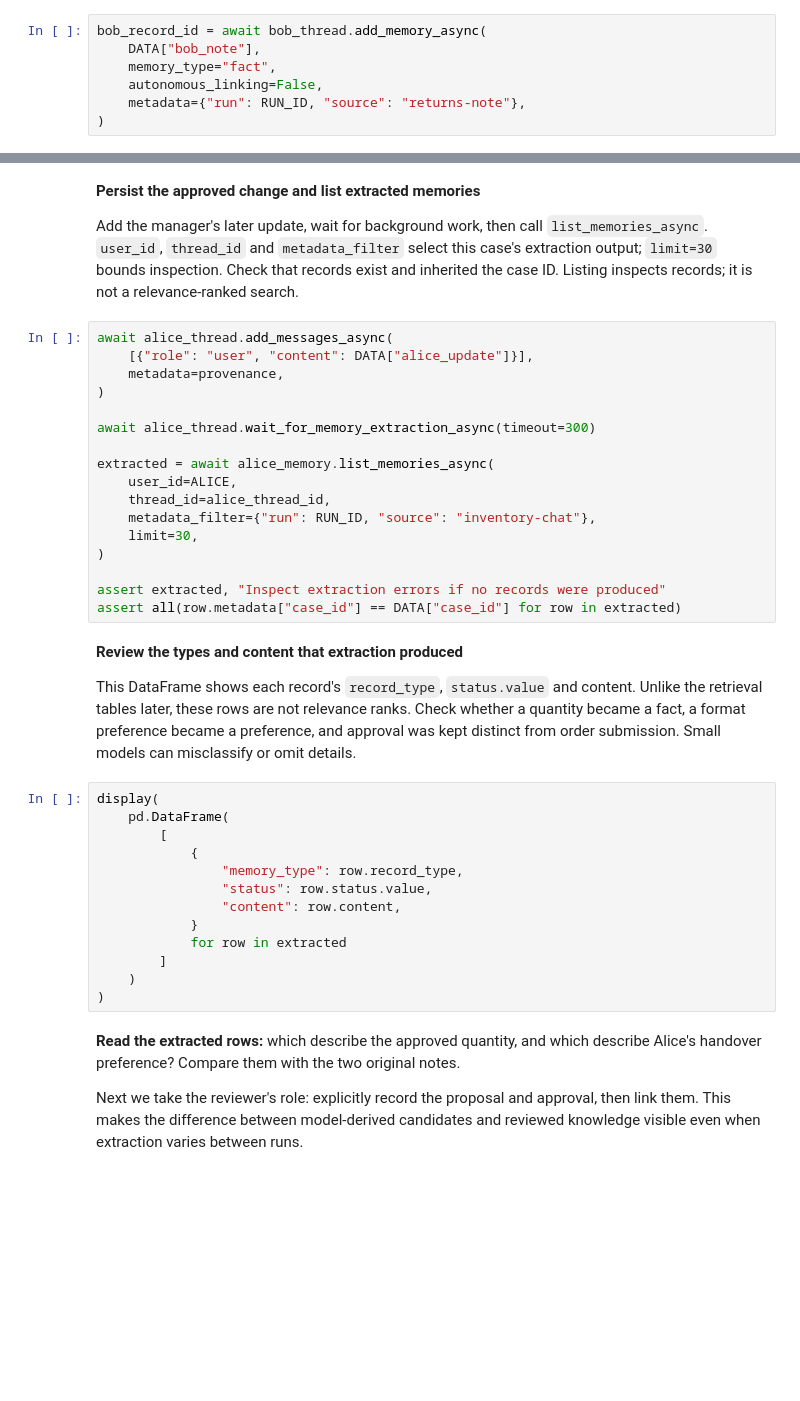
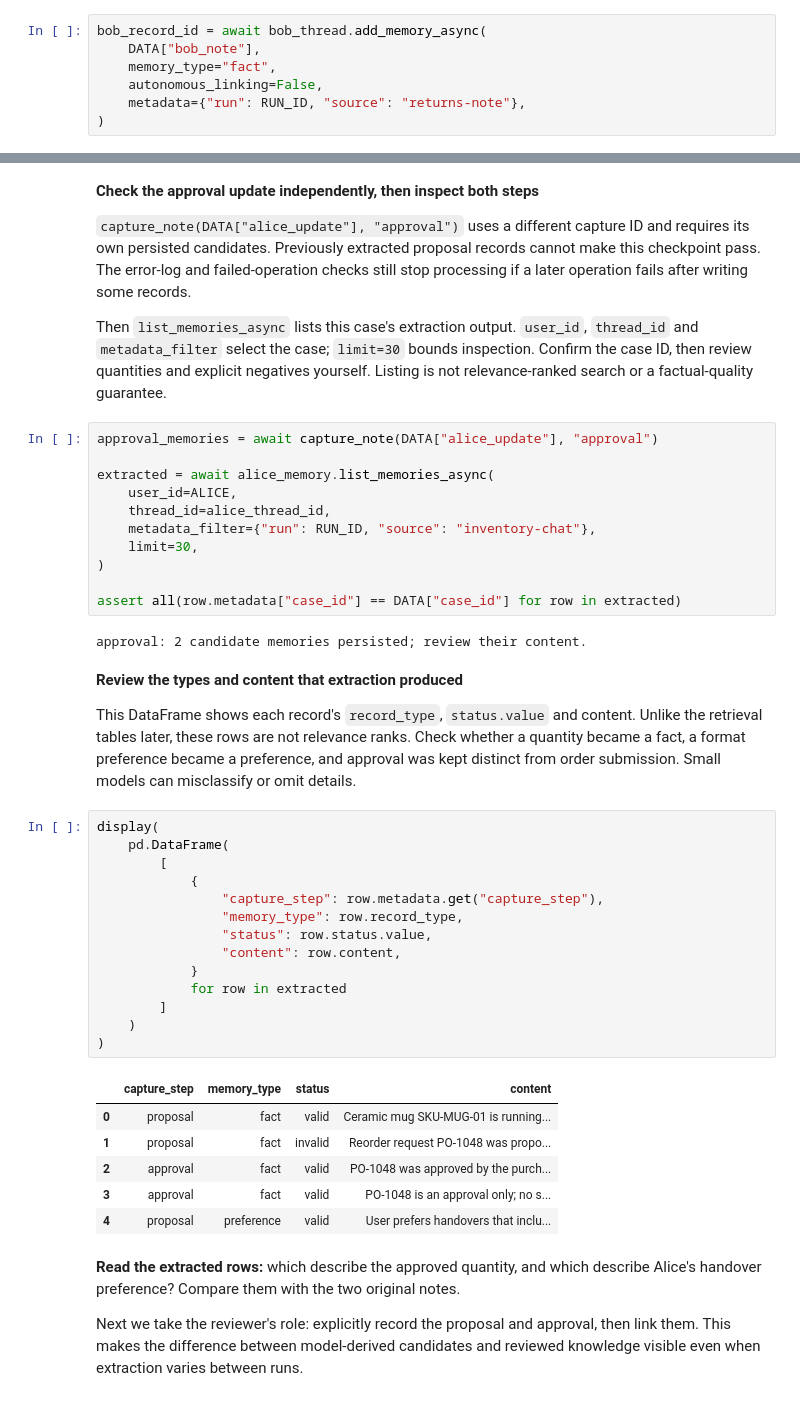
Before and after one commit to NoSQLKnowHow/LiveLabs-Image-Dev, a Jupyter notebook: ingestion/jl_notebooks/agent_memory_zero_to_hero/notebook_complete_ollama.ipynb, the cells around one changed output, grey strips where cells are left out. Saved outputs shown, nothing was run; the diff lists cells and outputs as text; blank space fills up the shorter version.

Commit message:
Guard background extraction and save full workshop execution

```diff
--- a/ingestion/jl_notebooks/agent_memory_zero_to_hero/notebook_complete_ollama.ipynb
+++ b/ingestion/jl_notebooks/agent_memory_zero_to_hero/notebook_complete_ollama.ipynb
@@ -1109,14 +1193,11 @@ print("Initial extraction work drained")
 # %% [markdown]
-**Persist the approved change and list extracted memories**
+**Check the approval update independently, then inspect both steps**
 
-Add the manager's later update, wait for background work, then call `list_memories_async`. `user_id`, `thread_id` and `metadata_filter` select this case's extraction output; `limit=30` bounds inspection. Check that records exist and inherited the case ID. Listing inspects records; it is not a relevance-ranked search.
+`capture_note(DATA["alice_update"], "approval")` uses a different capture ID and requires its own persisted candidates. Previously extracted proposal records cannot make this checkpoint pass. The error-log and failed-operation checks still stop processing if a later operation fails after writing some records.
+
+Then `list_memories_async` lists this case's extraction output. `user_id`, `thread_id` and `metadata_filter` select the case; `limit=30` bounds inspection. Confirm the case ID, then review quantities and explicit negatives yourself. Listing is not relevance-ranked search or a factual-quality guarantee.
 # %%
-await alice_thread.add_messages_async(
-    [{"role": "user", "content": DATA["alice_update"]}],
-    metadata=provenance,
-)
-
-await alice_thread.wait_for_memory_extraction_async(timeout=300)
+approval_memories = await capture_note(DATA["alice_update"], "approval")
 
 extracted = await alice_memory.list_memories_async(
     user_id=ALICE,
@@ -1125,8 +1206,9 @@ extracted = await alice_memory.list_memories_async(
     limit=30,
 )
 
-assert extracted, "Inspect extraction errors if no records were produced"
 assert all(row.metadata["case_id"] == DATA["case_id"] for row in extracted)
+# %% [output]
+approval: 2 candidate memories persisted; review their content.
 # %% [markdown]
 **Review the types and content that extraction produced**
 
@@ -1134,16 +1216,24 @@ This DataFrame shows each record's `record_type`, `status.value` and content. Un
 # %%
 display(
     pd.DataFrame(
         [
             {
+                "capture_step": row.metadata.get("capture_step"),
                 "memory_type": row.record_type,
                 "status": row.status.value,
                 "content": row.content,
             }
             for row in extracted
         ]
     )
 )
+# %% [output]
+|  | capture_step | memory_type | status | content |
+| 0 | proposal | fact | valid | Ceramic mug SKU-MUG-01 is running... |
+| 1 | proposal | fact | invalid | Reorder request PO-1048 was propo... |
+| 2 | approval | fact | valid | PO-1048 was approved by the purch... |
+| 3 | approval | fact | valid | PO-1048 is an approval only; no s... |
+| 4 | proposal | preference | valid | User prefers handovers that inclu... |
 # %% [markdown]
 **Read the extracted rows:** which describe the approved quantity, and which describe Alice's handover preference? Compare them with the two original notes.
 
```
Also changed, not shown: parts of 42 cells of this notebook, 2 other files.
